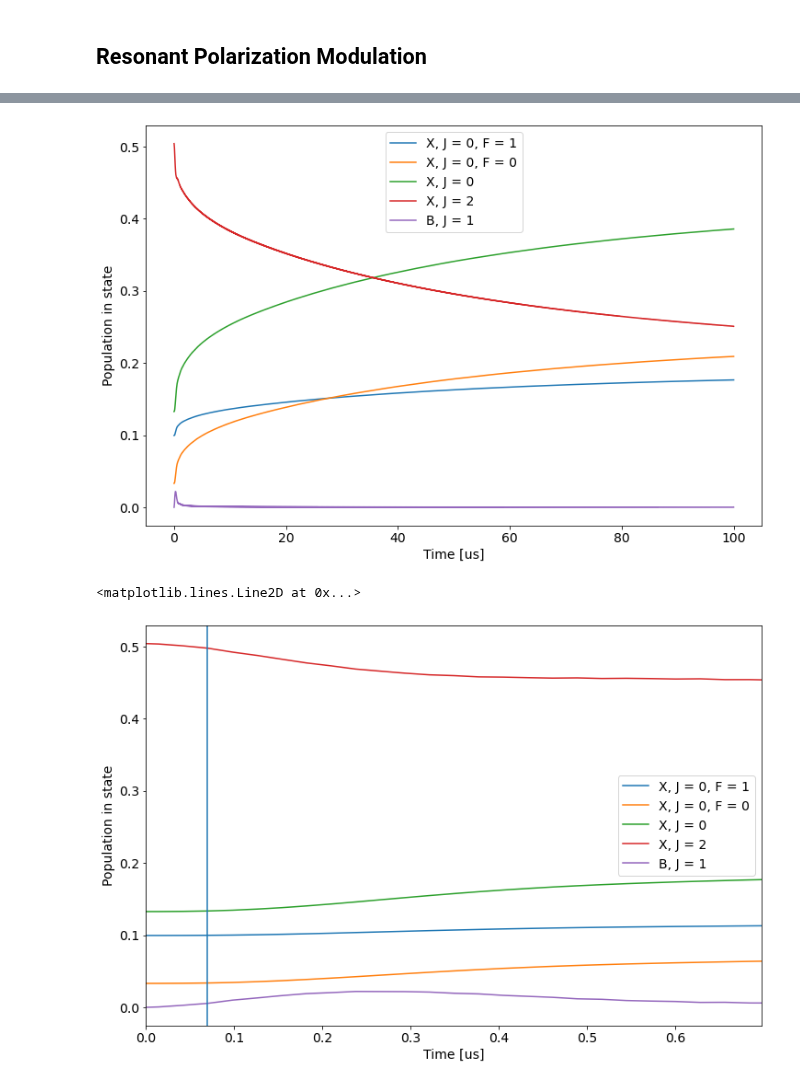
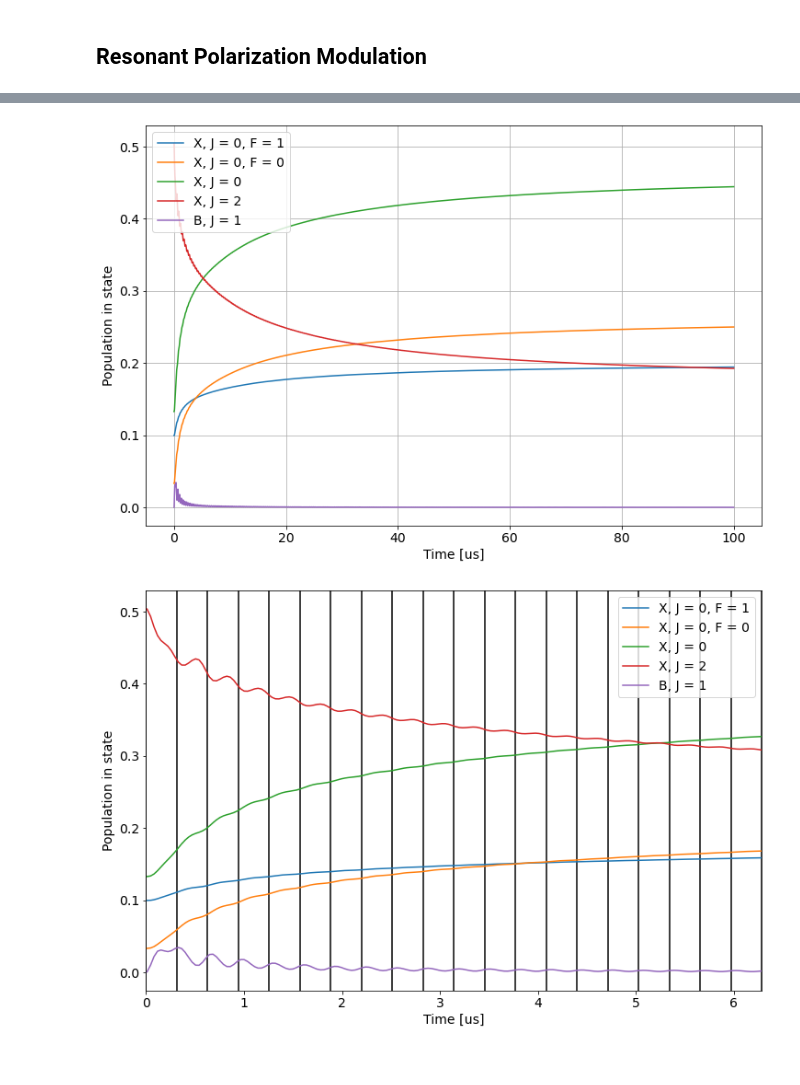
Before and after one commit to ograsdijk/CeNTREX-notebooks, a Jupyter notebook: optical bloch equations/Oskari Code Modified/Laser Only.ipynb, the cells around one changed output, grey strips where cells are left out. Cells and saved outputs as stored; diff of their text form; code cells hidden in the pictures.

```diff
--- a/optical bloch equations/Oskari Code Modified/Laser Only.ipynb
+++ b/optical bloch equations/Oskari Code Modified/Laser Only.ipynb
@@ -855,6 +498,10 @@ for factor, sol in solutions.items():
     s1,s2 = int(np.sqrt(sol.y.shape[0])), sol.y.shape[1]
     pop_results = np.real(np.einsum('jji->ji',sol.y.reshape((s1,s1, s2))))
     t_array = sol.t
+
+    m = t_array < 2e-6
+    t_array = t_array[m]
+    pop_results = pop_results[:,m]
 
     #Plot populations in different J
     P0 = np.sum(pop_results[:4], axis = 0)
@@ -865,6 +512,4 @@ ax.legend(fontsize = 14)
 ax.set_xlabel(r"Time [$\mu$s]", fontsize = 14)
 ax.set_ylabel("Population in state", fontsize = 14)
 ax.tick_params(axis='both', labelsize=14)
-
-ax.set_xlim(0,20e6/wp)
 # %% [output]
@@ -892,16 +534,16 @@ ax.tick_params(axis='both', labelsize=14)
 # %%
 from tqdm import tqdm
 
+factors = np.arange(0.5,10+0.5,0.5)
 solutions = {}
-for factor in tqdm(np.arange(0.2, 3.2, 0.2)):
+for factor in tqdm(factors):
     #Generate optical coupling matrix with set rabi rate
-    Omega = factor*Gamma
+    Omega = factor*Gamma*np.abs(ME_main)
 
     #Define frequency for polarization switching
     omega_p = 1*Gamma
     wp = omega_p/(2*np.pi)
-    H_oc_t = lambda t: (Omega/ME_main)*(H_laser_z*square_wave(t, wp, 0) + H_laser_x*square_wave(t, wp, np.pi))
-    # H_oc_t = lambda t: (Omega/ME_main)*H_laser_z*np.cos(omega_p*t) + H_laser_x*np.sin(omega_p*t)
+    H_oc_t = lambda t: (Omega/ME_main)/2*(H_laser_z*square_wave(t, wp, 0) + H_laser_x*square_wave(t, wp, np.pi))
 
     def Hamiltonian(t):
         return _H + H_oc_t(t)
@@ -923,10 +565,10 @@ for factor in tqdm(np.arange(0.2, 3.2, 0.2)):
     #Generate rho vector
     rho_vec = rho_ini.flatten()
 
-    T = 240e-6
+    T = 100e-6
 
     t_span = (0, T)
-    t_step = min(1/wp/5, 1/(Gamma/(2*np.pi))/5)
+    t_step = 1e-7
 
     sol = solve_ivp(Lindblad_rhs, t_span, rho_vec, dense_output=True, max_step = t_step, vectorized = True)
     solutions[factor] = sol
@@ -990,17 +594,14 @@ ax.tick_params(axis='both', labelsize=14)
 # %%
 #Calculate effective dipole moment for the optical transitions
 Gamma = 1/100e-9 #Natural linewidth in 2*pi*Hz
-f = 3e8/271.7e-9 #Frequency in Hz
-D_eff = (np.sqrt(3*np.pi*8.85e-12*1.05e-34*3e8**3*Gamma/(2*np.pi*f)**3)
-         /(1/3e8 * 1e-21)* 0.393430307 * 5.291772e-9/4.135667e-15)  #Hz/(V/cm)
 
 #Generate optical coupling matrix with set rabi rate
-Omega = 2*np.pi*1000e3 #[2pi*Hz]
+Omega = np.abs(4.5*Gamma*ME_main)
 
 #Define frequency for polarization switching
-omega_p = 4.5*Gamma
+omega_p = Gamma
 
 wp = omega_p/(2*np.pi)
-H_oc_t = lambda t: (Omega/ME_main)*(H_laser_z *(1+np.cos(omega_p*t))/2 + H_laser_x*(1-np.cos(omega_p*t))/2)
+H_oc_t = lambda t: (Omega/ME_main/2)*(H_laser_z *(1+np.cos(omega_p*t))/2 + H_laser_x*(1-np.cos(omega_p*t))/2)
 
-H_oc = Omega*H_laser_z/ME_main
+print(f'Ω = {np.abs(Omega/Gamma/ME_main):.1f}')
@@ -1040,6 +643,8 @@ def Lindblad_rhs(t, rho_vec):
 # %%
 %%time
 from scipy.integrate import solve_ivp
+
+print(f'Ω = {np.abs(Omega/Gamma/ME_main):.1f}')
 
 #Generate rho vector
 rho_vec = rho_ini.flatten()
@@ -1047,8 +652,9 @@ rho_vec = rho_ini.flatten()
 T = 100e-6
 
 t_span = (0, T)
-step_size = min(1/wp/5, 1/(Gamma/(2*np.pi))/5)
-print(f'tstep : {t_step:.2e}')
+step_size = min(1/wp/10, 1/(Gamma/(2*np.pi))/10, 1/(Omega/(2*np.pi))/10)
+
+print(f'tstep : {step_size:.2e}')
 
 sol = solve_ivp(Lindblad_rhs, t_span, rho_vec, dense_output=False, max_step = step_size, vectorized = True)
 # %% [output]
@@ -1076,29 +683,29 @@ ax.plot(t_array*1e6, PB1, label = 'B, J = 1')
 ax.legend(fontsize = 14)
 ax.set_xlabel("Time [us]", fontsize = 14)
 ax.set_ylabel("Population in state", fontsize = 14)
+ax.grid(True)
 ax.tick_params(axis='both', labelsize=14)
 # %% [output]
-[figure, old version]
+[figure, new version]
 # %%
 fig, ax = plt.subplots(figsize = (12,8))
 ax.plot(t_array*1e6, P0_triplet, label = 'X, J = 0, F = 1')
 ax.plot(t_array*1e6, P0_singlet, label = 'X, J = 0, F = 0')
 ax.plot(t_array*1e6, P0, label = 'X, J = 0')
 # ax.plot(t_array*1e6, P1, label = 'X, J = 1')
 ax.plot(t_array*1e6, P2, label = 'X, J = 2')
 # ax.plot(t_array*1e6, P3, label = 'X, J = 3')
 ax.plot(t_array*1e6, PB1, label = 'B, J = 1')
 ax.legend(fontsize = 14)
 ax.set_xlabel("Time [us]", fontsize = 14)
 ax.set_ylabel("Population in state", fontsize = 14)
 ax.tick_params(axis='both', labelsize=14)
-ax.set_xlim(0,5e6/wp)
-ax.axvline(1e6/wp/2)
-# for ti in t_array[:50]*1e6:
-#     ax.axvline(ti, color = 'k', zorder = 0)
+ax.set_xlim(0,10e6/wp)
+
+for idx in range(50):
+    ax.axvline(idx*1e6/wp/2, color = 'k', zorder = 0)
 # %% [output]
-<matplotlib.lines.Line2D at 0x...>
-[figure, old version]
+[figure, new version]
 # %%
 print(P0_triplet[-1]/P0_triplet[0])
 print(P0_singlet[-1]/P0_singlet[0])
```
Also changed, not shown: parts of 80 cells of this notebook.
